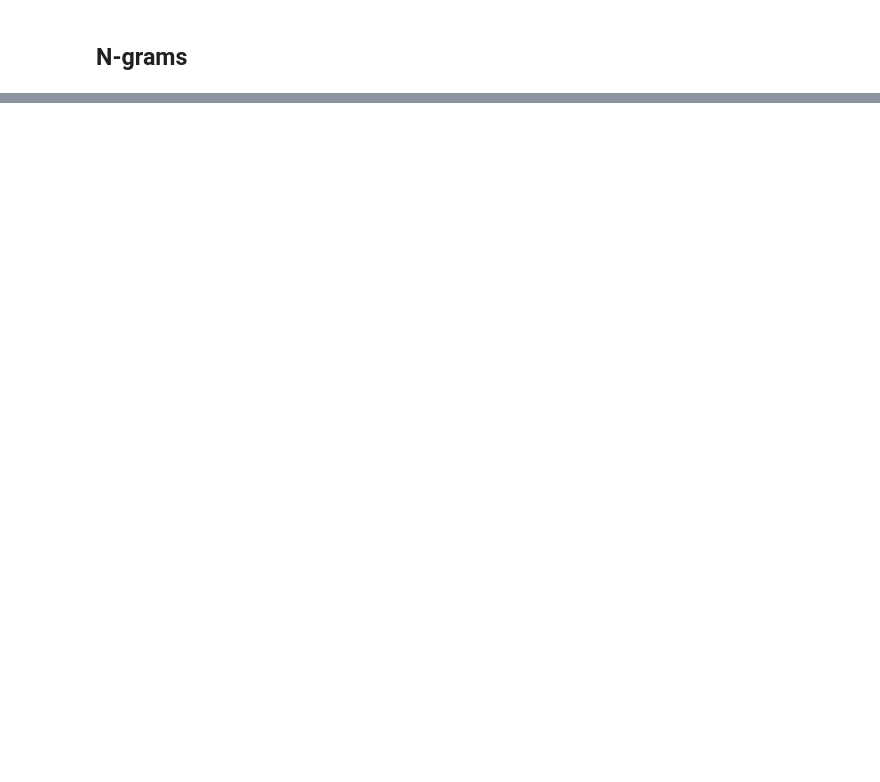
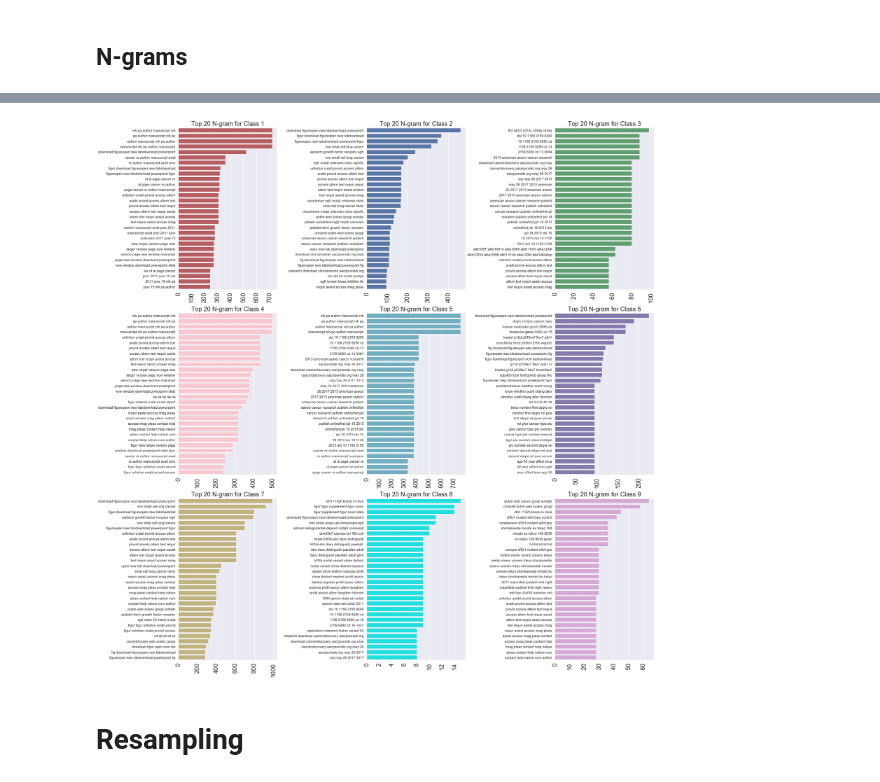
Before and after one commit to melanieshi0120/DNA_Project, a Jupyter notebook: DNA_project_EDA.ipynb, the cells around one changed output, grey strips where cells are left out. Drawn from its saved outputs; the diff is of its cells as text; code cells hidden in the pictures; blank space fills up the shorter version.

```diff
--- a/DNA_project_EDA.ipynb
+++ b/DNA_project_EDA.ipynb
@@ -226,0 +243,37 @@ class9 = get_top_n_bigram(df_train[df_train['Class']==1]['cleaned_text'], 30)
+# %%
+# Trigrams
+def get_top_n_ngram(corpus, n=None,k=None):
+    vec = CountVectorizer(ngram_range=(k,k )).fit(corpus)
+    bag_of_words = vec.transform(corpus)
+    sum_words = bag_of_words.sum(axis=0)
+    words_freq = [(word, sum_words[0, idx]) for word, idx in vec.vocabulary_.items()]
+    words_freq =sorted(words_freq, key = lambda x: x[1], reverse=True)
+    return words_freq[:n]
+#source:https://towardsdatascience.com/a-complete-exploratory-data-analysis-and-visualization-for-text-data-29fb1b96fb6a
+# %%
+# Apply the function above foe each class
+class1t = get_top_n_ngram(df_train[df_train['Class']==1]['cleaned_text'], 30,5)
+class2t = get_top_n_ngram(df_train[df_train['Class']==2]['cleaned_text'], 30,5)
+class3t = get_top_n_ngram(df_train[df_train['Class']==3]['cleaned_text'], 30,5)
+class4t = get_top_n_ngram(df_train[df_train['Class']==4]['cleaned_text'], 30,5)
+class5t = get_top_n_ngram(df_train[df_train['Class']==5]['cleaned_text'], 30,5)
+class6t = get_top_n_ngram(df_train[df_train['Class']==6]['cleaned_text'], 30,5)
+class7t = get_top_n_ngram(df_train[df_train['Class']==7]['cleaned_text'], 30,5)
+class8t = get_top_n_ngram(df_train[df_train['Class']==8]['cleaned_text'], 30,5)
+class9t = get_top_n_ngram(df_train[df_train['Class']==9]['cleaned_text'], 30,5)
+# %%
+classest_data=[class1t,class2t,class3t,class4t,class5t,
+              class6t,class7t,class8t,class9t]
+plt.figure(figsize=(25,25))
+# good reviews bigrams
+for i in range(0,9):
+    plt.subplot(3,3,i+1)
+    x=[x[0] for x in classest_data[i]]
+    y=[x[1] for x in  classest_data[i]]
+    sns.barplot(y,x,color=colors[i])
+    plt.xticks(rotation=90,fontsize=20)
+    plt.title("Top 20 N-gram for Class {}".format(i+1),fontsize=20)
+plt.tight_layout(pad=0.4, w_pad=0.5, h_pad=1.0)
+plt.show()
+# %% [output]
+[figure, added]
@@ -226,0 +284,2 @@ class9 = get_top_n_bigram(df_train[df_train['Class']==1]['cleaned_text'], 30)
+# %% [markdown]
+# Resampling
```
Also changed, not shown: parts of 62 cells of this notebook.
